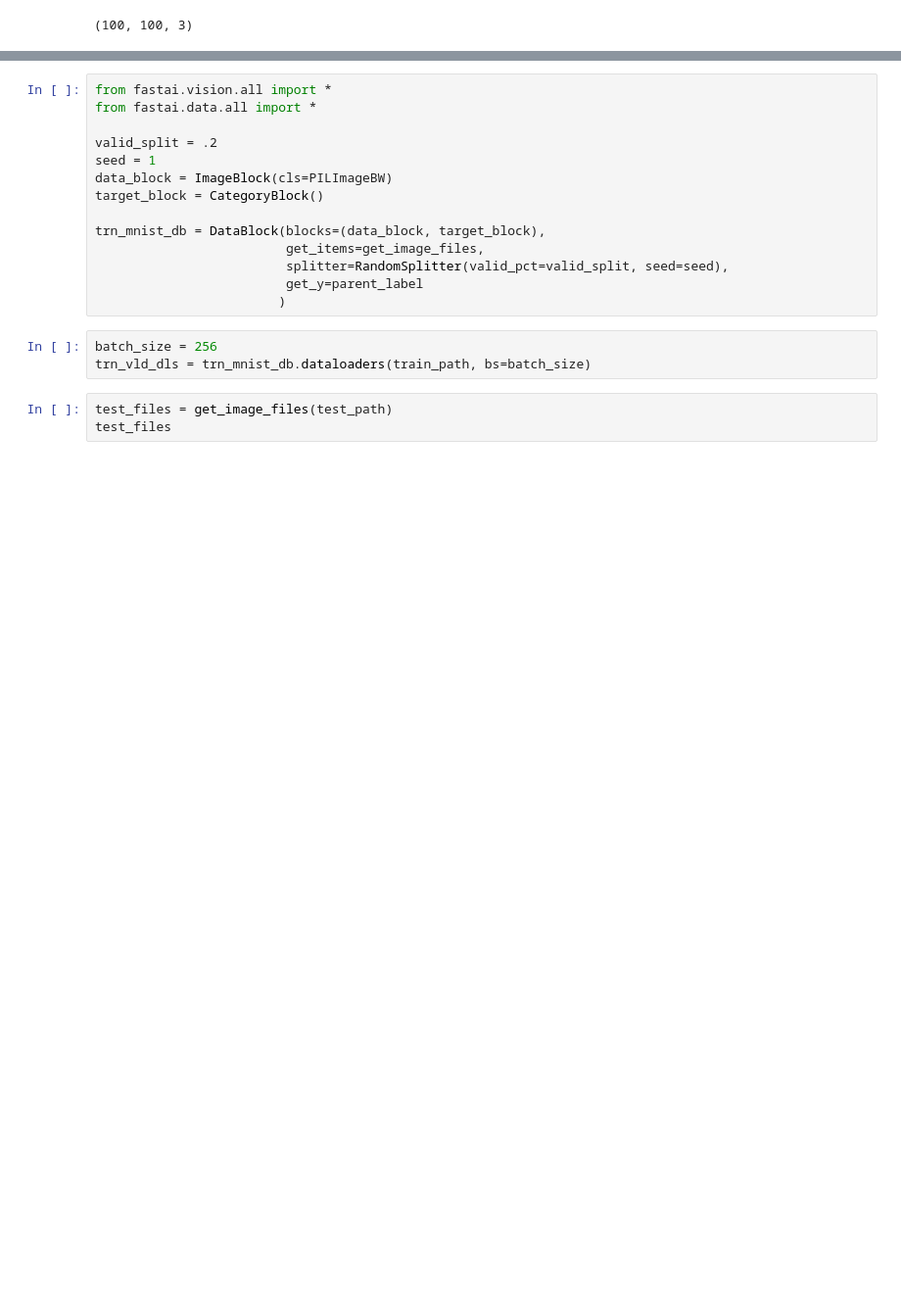
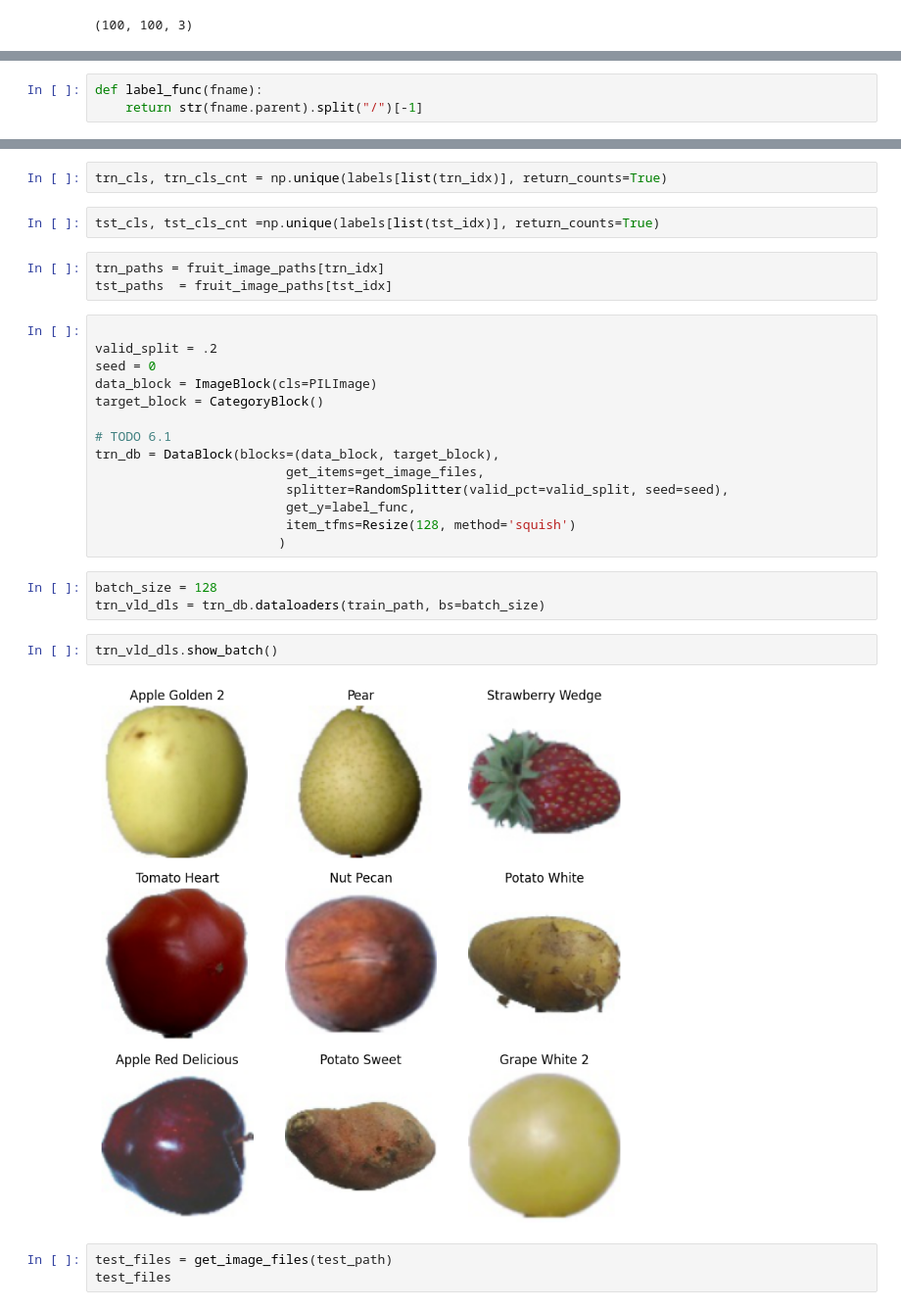
Before and after one commit to kwainright/5156-project, a Jupyter notebook: KalebWainright-Proposal.ipynb, the cells around one changed output, grey strips where cells are left out. Shown at 98% size. Cells and saved outputs as stored; diff of their text form; blank space fills up the shorter version.

```diff
--- a/KalebWainright-Proposal.ipynb
+++ b/KalebWainright-Proposal.ipynb
@@ -141,0 +158,3 @@ import fastai
+# %%
+def label_func(fname):
+    return str(fname.parent).split("/")[-1]
@@ -142,20 +185,31 @@ import fastai
+# %%
+trn_cls, trn_cls_cnt = np.unique(labels[list(trn_idx)], return_counts=True)
+# %%
+tst_cls, tst_cls_cnt =np.unique(labels[list(tst_idx)], return_counts=True)
+# %%
+trn_paths = fruit_image_paths[trn_idx]
+tst_paths  = fruit_image_paths[tst_idx]
 # %%
-from fastai.vision.all import *
-from fastai.data.all import *
 
 valid_split = .2
-seed = 1
-data_block = ImageBlock(cls=PILImageBW)
+seed = 0
+data_block = ImageBlock(cls=PILImage)
 target_block = CategoryBlock()
 
-trn_mnist_db = DataBlock(blocks=(data_block, target_block),
+# TODO 6.1
+trn_db = DataBlock(blocks=(data_block, target_block),
                          get_items=get_image_files,
                          splitter=RandomSplitter(valid_pct=valid_split, seed=seed),
-                         get_y=parent_label
+                         get_y=label_func,
+                         item_tfms=Resize(128, method='squish')
                         )
 # %%
-batch_size = 256
-trn_vld_dls = trn_mnist_db.dataloaders(train_path, bs=batch_size)
+batch_size = 128
+trn_vld_dls = trn_db.dataloaders(train_path, bs=batch_size)
+# %%
+trn_vld_dls.show_batch()
+# %% [output]
+[figure, added]
 # %%
 test_files = get_image_files(test_path)
 test_files
```
Also changed, not shown: parts of 25 cells of this notebook.
